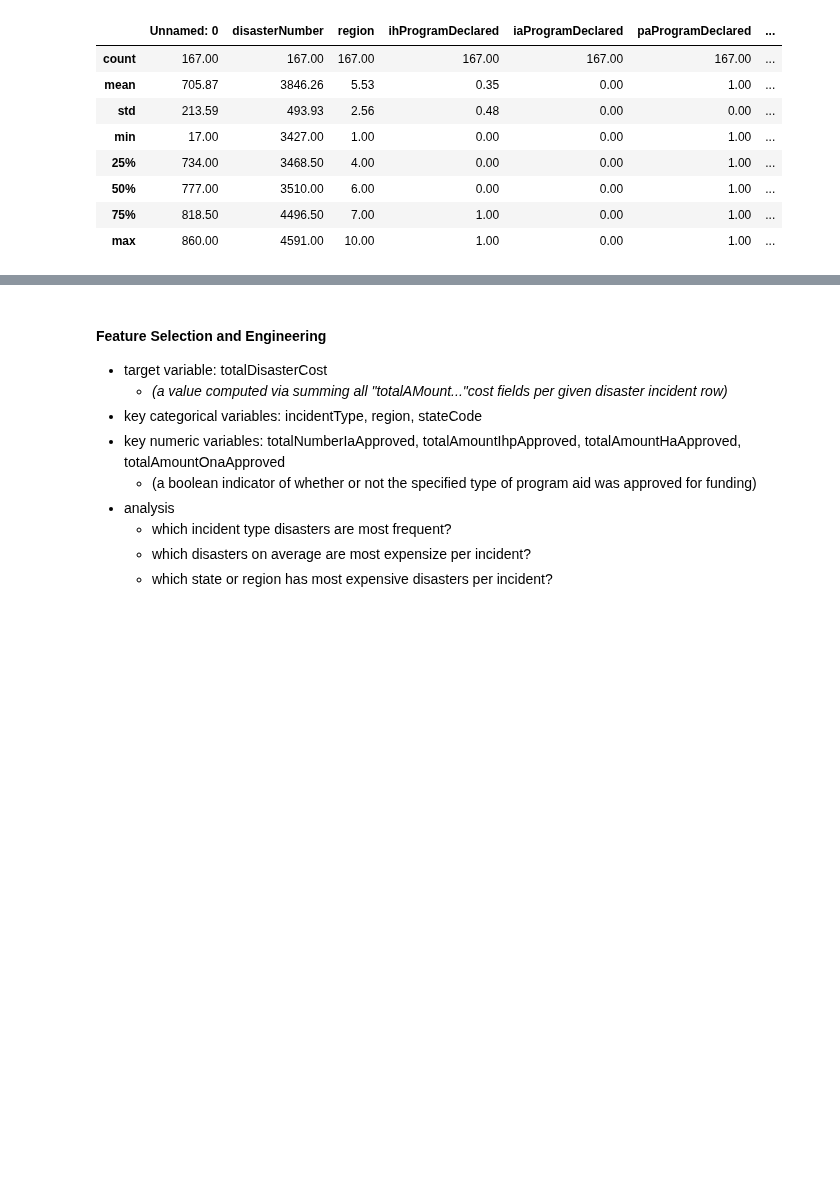
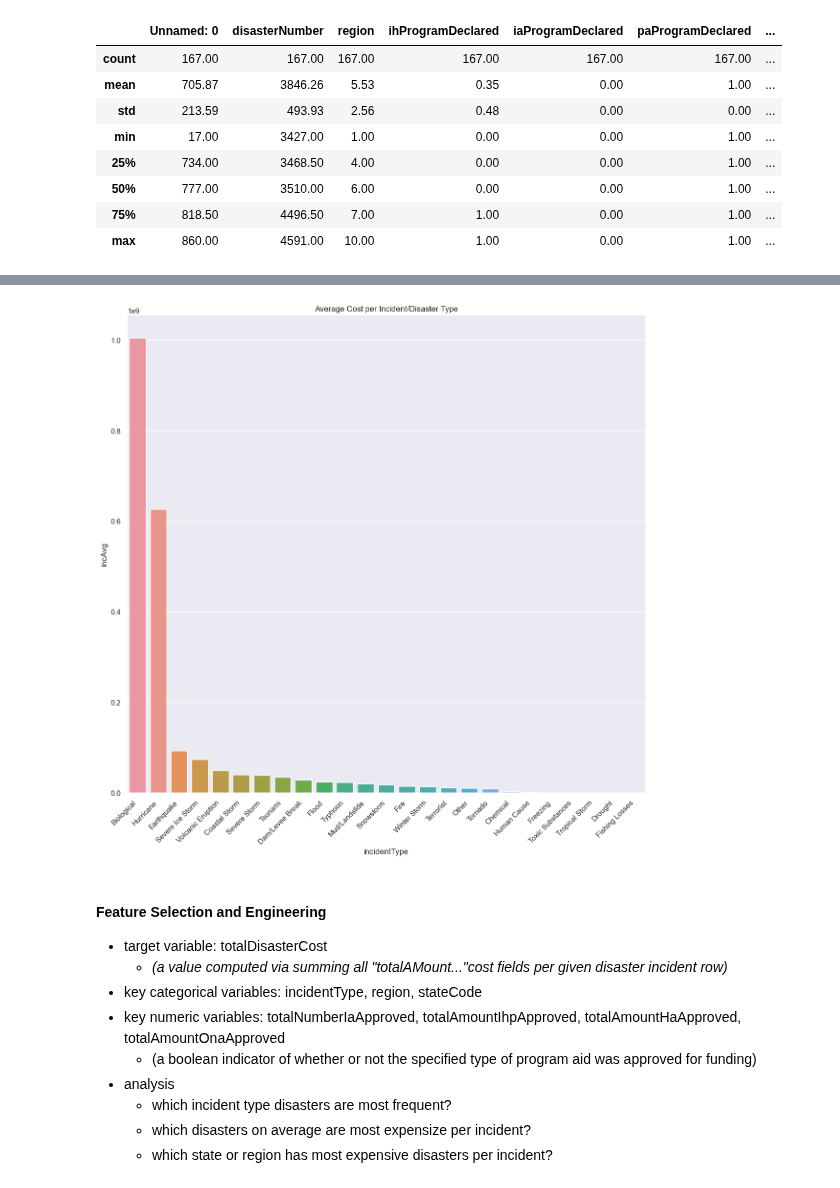
Before and after one commit to mdgarber/FEMADisasterCostForecasting, a Jupyter notebook: femadisastercostforecasting/notebooks/FEMA-EDA.ipynb, the cells around one changed output, grey strips where cells are left out. Saved outputs shown, nothing was run; the diff lists cells and outputs as text; code cells hidden in the pictures; blank space fills up the shorter version.

```diff
--- a/femadisastercostforecasting/notebooks/FEMA-EDA.ipynb
+++ b/femadisastercostforecasting/notebooks/FEMA-EDA.ipynb
@@ -471,3 +431,17 @@ count(axis: 'Axis' = 0, numeric_only: 'bool' = False) method of pandas.core.fram
+# %%
+#plot the Incidents based on which is on average most expensive
+pOrder = femaDisasterAvgCostDF.sort_values('incAvg', ascending=[False]).index
+
+p5 = sns.catplot(data=femaDisasterAvgCostDF, x=femaDisasterAvgCostDF.index, y='incAvg', height=pHeight, kind=pKind, order=pOrder)
+
+# Rotate X-Axis Labels Diagonally
+ax5 = p5.axes.flat[0]
+ax5.set_xticklabels(ax5.get_xticklabels(), rotation=45, ha="right")
+
+plt.title('Average Cost per Incident/Disaster Type')
+plt.show()
+# %% [output]
+[figure, added]
 # %% [markdown]
 #### Feature Selection and Engineering
 - target variable: totalDisasterCost
```
Also changed, not shown: parts of 4 cells of this notebook.
